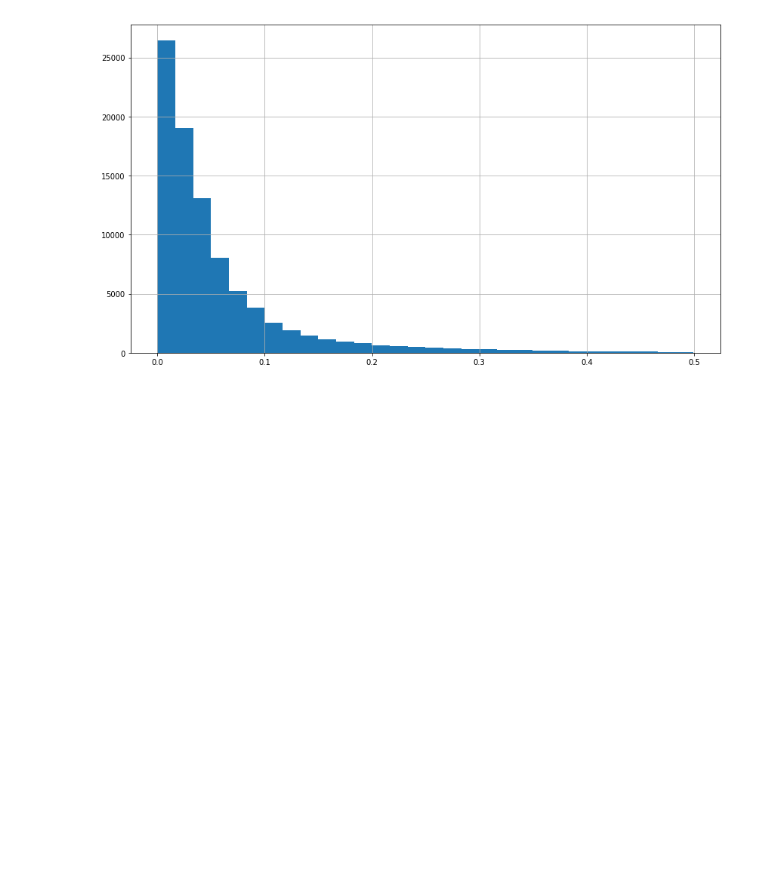
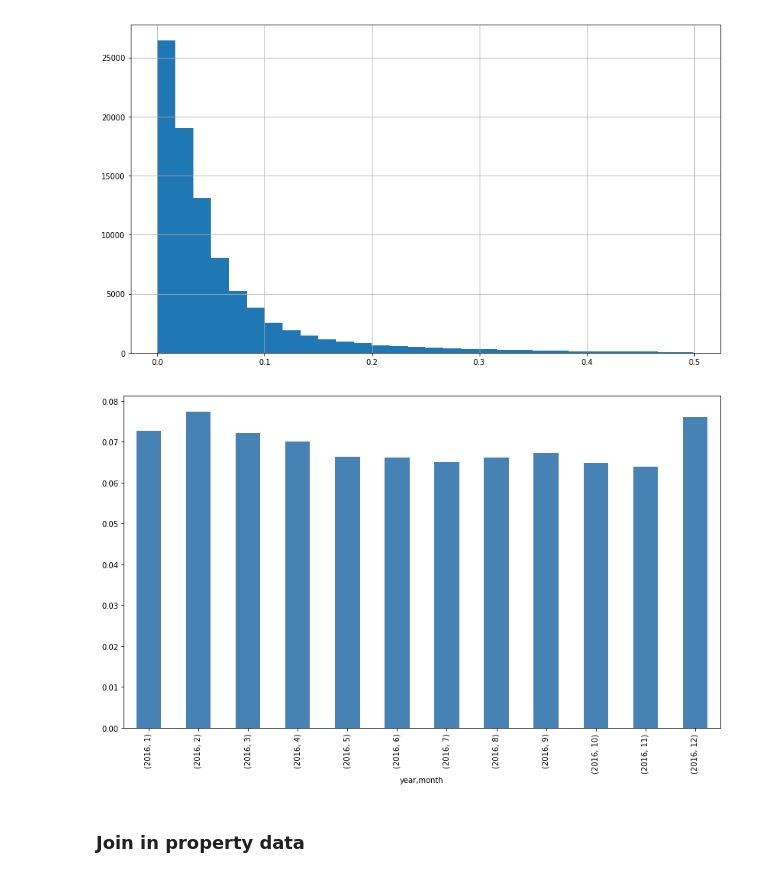
Before and after one commit to samuelluo/kaggle-zillow, a Jupyter notebook: explore_train.ipynb, the cells around one changed output. Cells and saved outputs as stored; diff of their text form; code cells hidden in the pictures; blank space fills up the shorter version.

```diff
--- a/explore_train.ipynb
+++ b/explore_train.ipynb
@@ -65,3 +90,11 @@ train.query("logerror >= -0.5 and logerror <= 0.5")['logerror'] \
 matplotlib.pyplot.show()
 # %% [output]
 [figure]
+# %%
+abs_err_over_time = train.groupby(['year', 'month']).mean()['abs_logerror']
+abs_err_over_time.plot.bar(figsize=(14,8), color='steelblue')
+matplotlib.pyplot.show()
+# %% [output]
+[figure, added]
+# %% [markdown]
+### Join in property data
```
Also changed, not shown: parts of 12 cells of this notebook, 2 other files.
